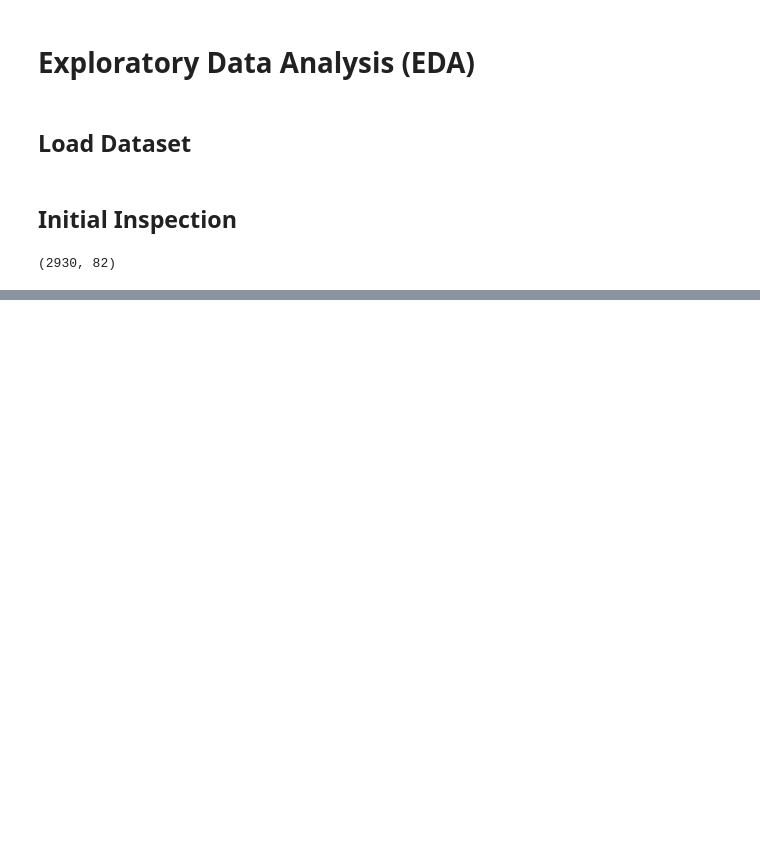
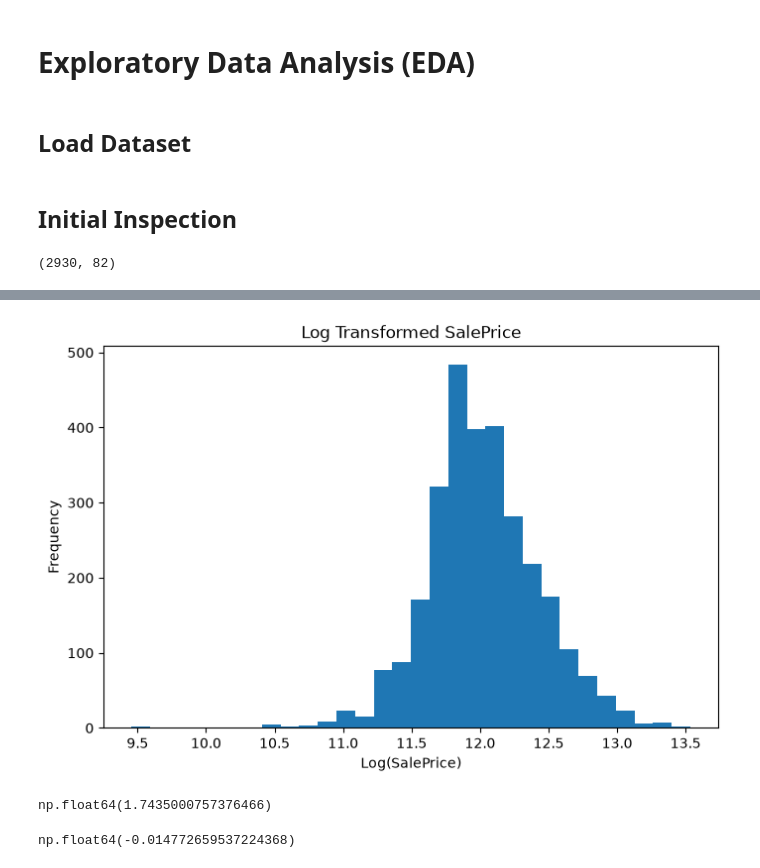
Before and after one commit to ahmad1037/House-Price-Prediction, a Jupyter notebook: notebooks/01_eda.ipynb, the cells around one changed output, grey strips where cells are left out. Cells and saved outputs as stored; diff of their text form; code cells hidden in the pictures; blank space fills up the shorter version.

```diff
--- a/notebooks/01_eda.ipynb
+++ b/notebooks/01_eda.ipynb
@@ -38,0 +249,24 @@ train_df.describe(include="object")
+# %%
+log_price = np.log1p(train_df["SalePrice"])
+
+plt.figure(figsize=(8,5))
+
+plt.hist(log_price, bins=30)
+
+plt.title("Log Transformed SalePrice")
+
+plt.xlabel("Log(SalePrice)")
+
+plt.ylabel("Frequency")
+
+plt.show()
+# %% [output]
+[figure, added]
+# %%
+train_df["SalePrice"].skew()
+# %% [output]
+np.float64(1.7435000757376466)
+# %%
+log_price.skew()
+# %% [output]
+np.float64(-0.014772659537224368)
```
Also changed, not shown: parts of 57 cells of this notebook, 1 other file.
